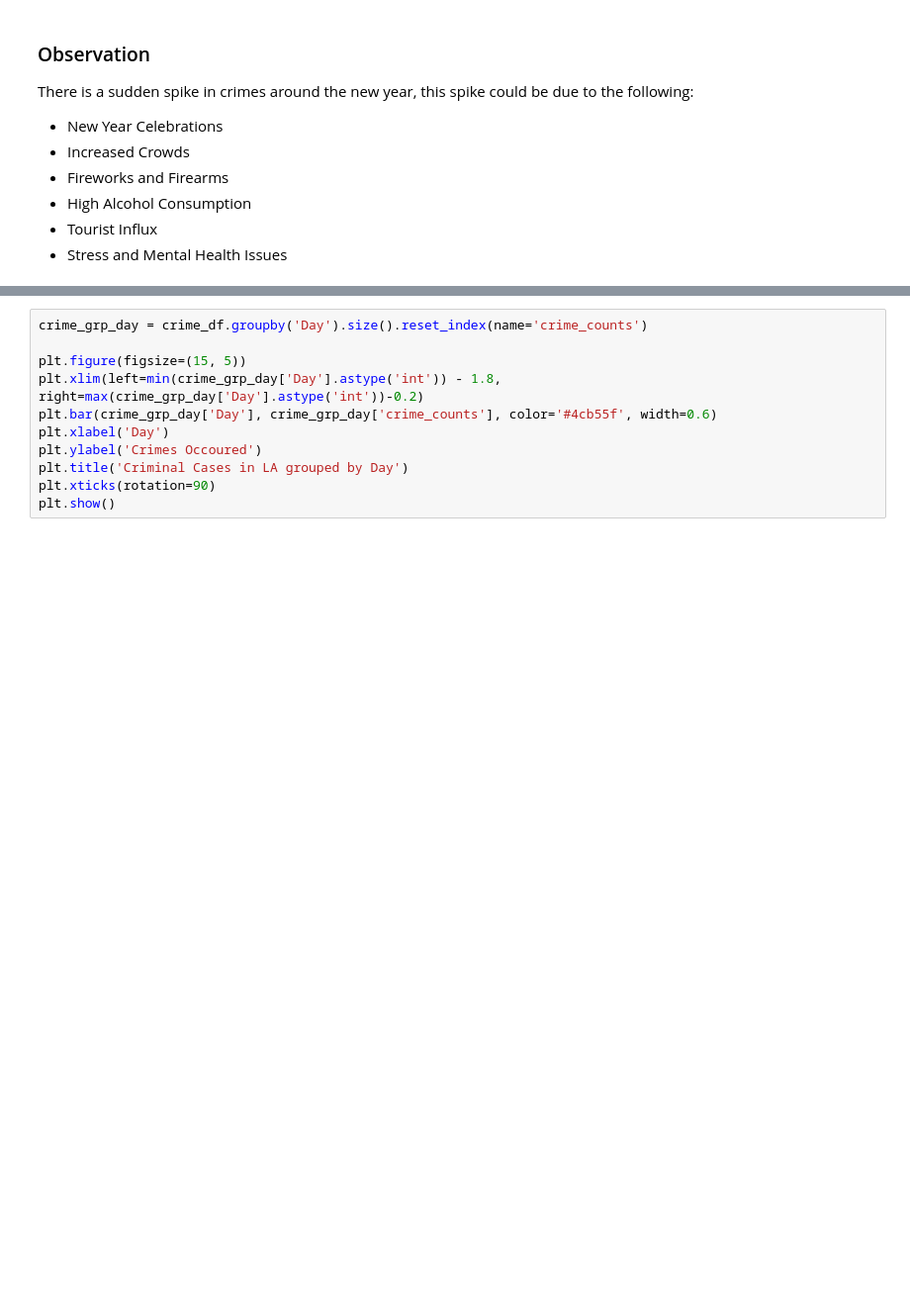
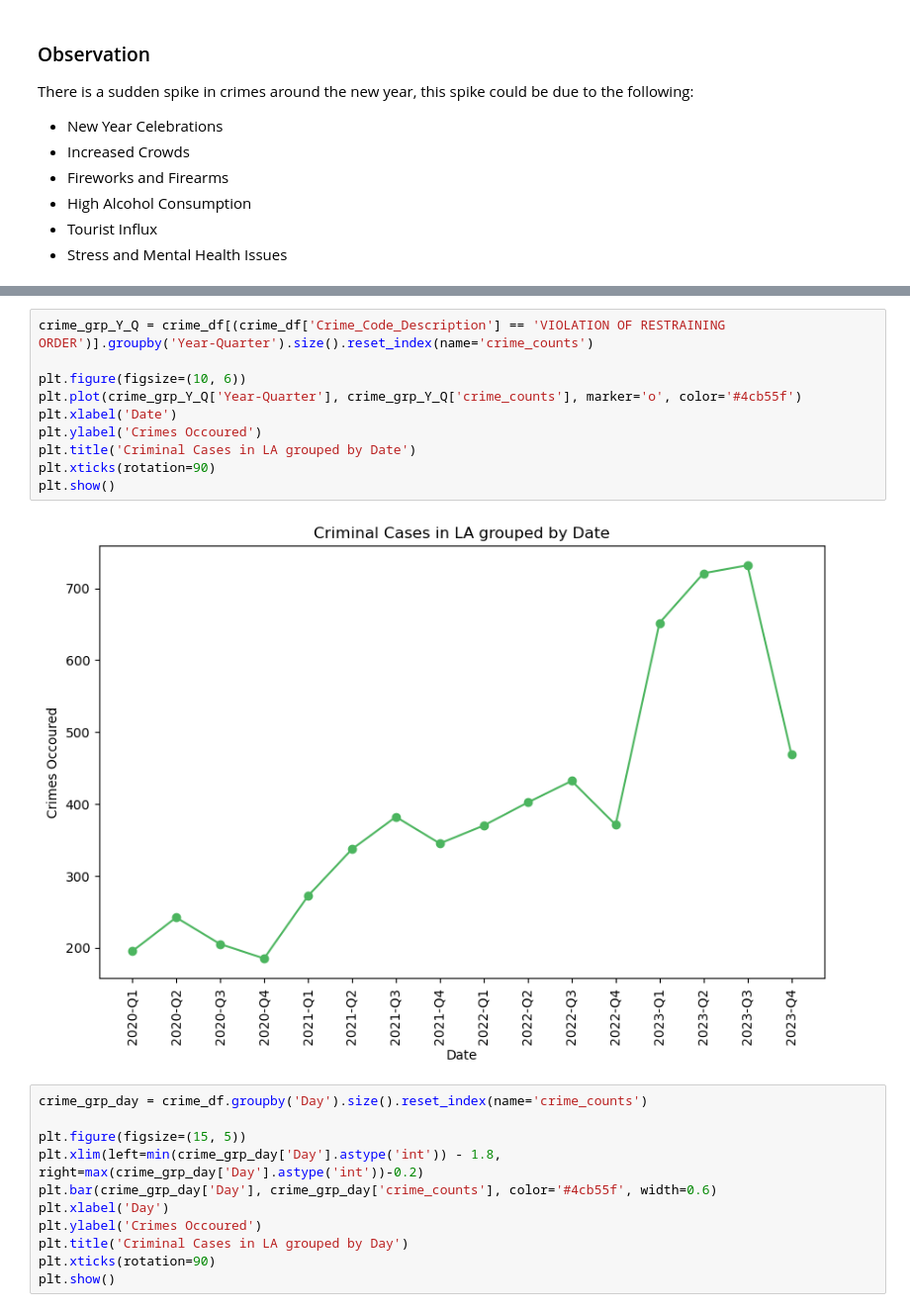
Before and after one commit to PremPrakashS/my-made-repo, a Jupyter notebook: project/report.ipynb, the cells around one changed output, grey strips where cells are left out. Shown: that part at 99% size. Saved outputs shown, nothing was run; the diff lists cells and outputs as text; blank space fills up the shorter version.

```diff
--- a/project/report.ipynb
+++ b/project/report.ipynb
@@ -141,3 +175,15 @@ There is a sudden spike in crimes around the new year, this spike could be due t
+# %%
+crime_grp_Y_Q = crime_df[(crime_df['Crime_Code_Description'] == 'VIOLATION OF RESTRAINING ORDER')].groupby('Year-Quarter').size().reset_index(name='crime_counts')
+
+plt.figure(figsize=(10, 6))
+plt.plot(crime_grp_Y_Q['Year-Quarter'], crime_grp_Y_Q['crime_counts'], marker='o', color='#4cb55f')
+plt.xlabel('Date')
+plt.ylabel('Crimes Occoured')
+plt.title('Criminal Cases in LA grouped by Date')
+plt.xticks(rotation=90)
+plt.show()
+# %% [output]
+[figure, added]
 # %%
 crime_grp_day = crime_df.groupby('Day').size().reset_index(name='crime_counts')
 
```
Also changed, not shown: parts of 4 cells of this notebook, 2 other files.
